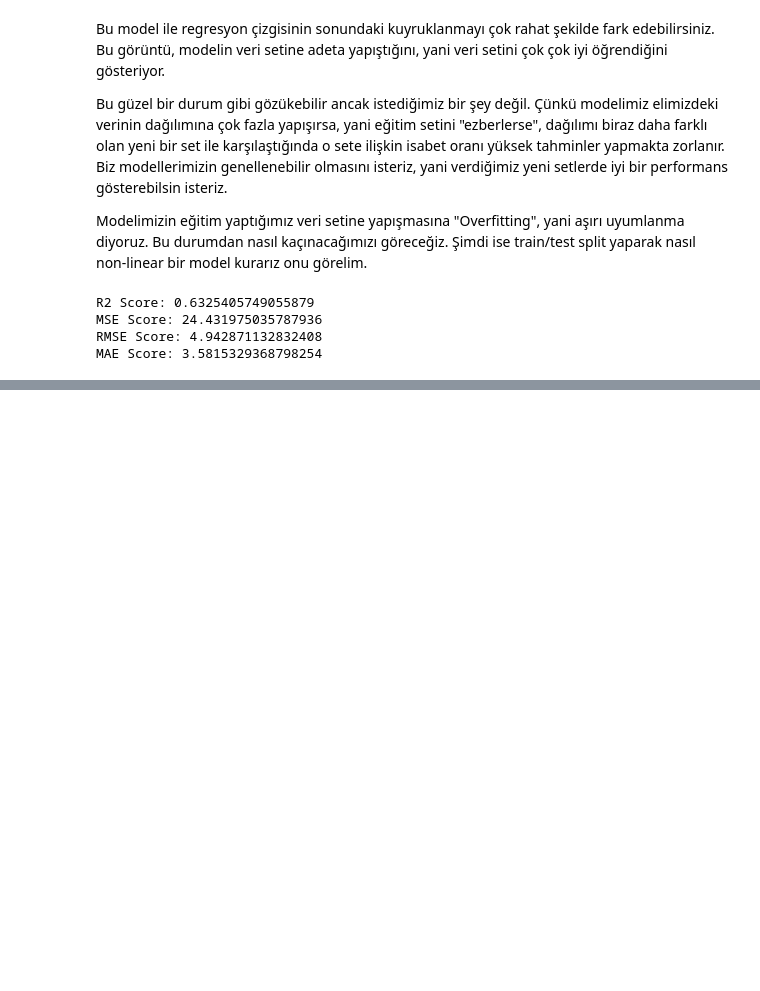
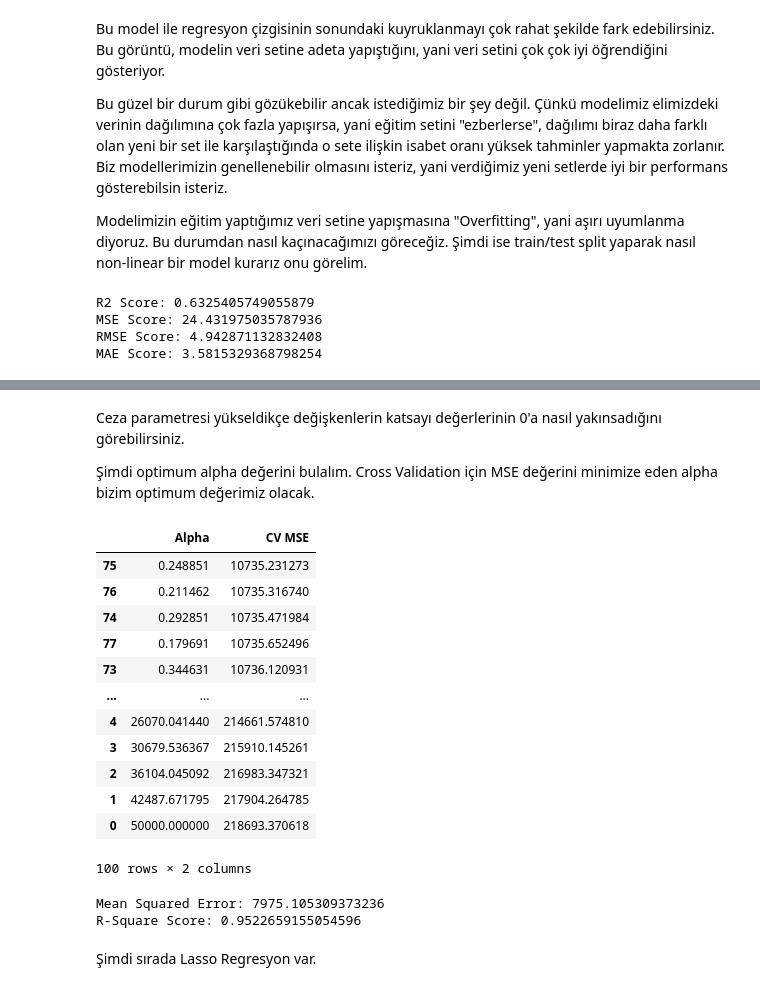
Before and after one commit to mybozkir/Machine_Learning_Practices, a Jupyter notebook: 1-Regression_Practices_TUR.ipynb, the cells around one changed output, grey strips where cells are left out. Saved outputs shown, nothing was run; the diff lists cells and outputs as text; code cells hidden in the pictures; blank space fills up the shorter version.

```diff
--- a/1-Regression_Practices_TUR.ipynb
+++ b/1-Regression_Practices_TUR.ipynb
@@ -733,0 +930,51 @@ MAE Score: 3.5815329368798254
+# %% [markdown]
+Ceza parametresi yükseldikçe değişkenlerin katsayı değerlerinin 0'a nasıl yakınsadığını görebilirsiniz.
+
+Şimdi optimum alpha değerini bulalım. Cross Validation için MSE değerini minimize eden alpha bizim optimum değerimiz olacak.
+# %%
+# Öncelikle alpha değerlerini tekrar türetelim.
+alphas = 10 ** np.linspace(5, -2, 100) * 0.5
+
+# Şimdi CV MSE skorları tutmak için bir liste oluşturuyorum.
+cv_scores = []
+
+# Basit bir döngüyle her alpha değeri için skorumuzu tutalım.
+for a in alphas:
+    ridge = Ridge(alpha = a)
+
+    cv_score = cross_val_score(ridge, X_train_scaled, y_train, scoring = 'neg_mean_squared_error', cv = 10)
+
+    cv_scores.append([a, -1 * np.mean(cv_score)])
+
+cv_scores_df = pd.DataFrame(cv_scores, columns = ['Alpha', 'CV MSE'])
+# %%
+# En düşük MSE skoruna sahip alpha değerini bulalım.
+cv_scores_df.sort_values(by = 'CV MSE')
+# %% [output]
+|  | Alpha | CV MSE |
+| 75 | 0.248851 | 10735.231273 |
+| 76 | 0.211462 | 10735.316740 |
+| 74 | 0.292851 | 10735.471984 |
+| 77 | 0.179691 | 10735.652496 |
+| 73 | 0.344631 | 10736.120931 |
+| ... | ... | ... |
+| 4 | 26070.041440 | 214661.574810 |
+| 3 | 30679.536367 | 215910.145261 |
+| 2 | 36104.045092 | 216983.347321 |
+| 1 | 42487.671795 | 217904.264785 |
+| 0 | 50000.000000 | 218693.370618 |
+100 rows × 2 columns
+# %%
+ridge_optimum = Ridge(alpha = 0.248851)
+
+ridge_optimum.fit(X_train_scaled, y_train)
+
+y_pred = ridge_optimum.predict(X_test_scaled)
+
+print('Mean Squared Error:', mean_squared_error(y_test, y_pred))
+print('R-Square Score:', r2_score(y_test, y_pred))
+# %% [output]
+Mean Squared Error: 7975.105309373236
+R-Square Score: 0.9522659155054596
+# %% [markdown]
+Şimdi sırada Lasso Regresyon var.
```
Also changed, not shown: parts of 21 cells of this notebook.
